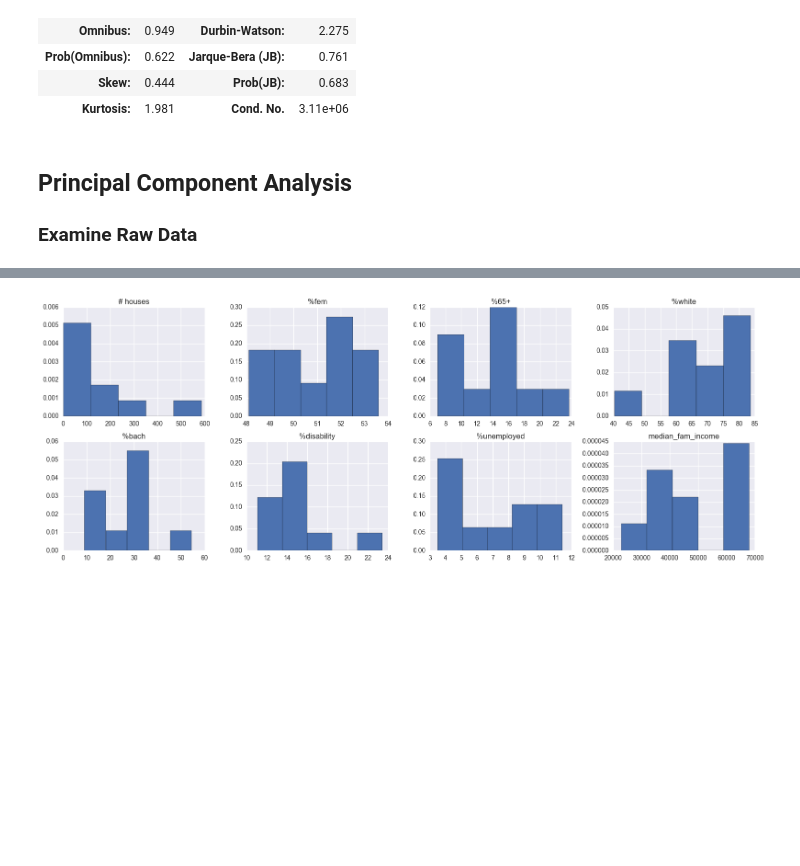
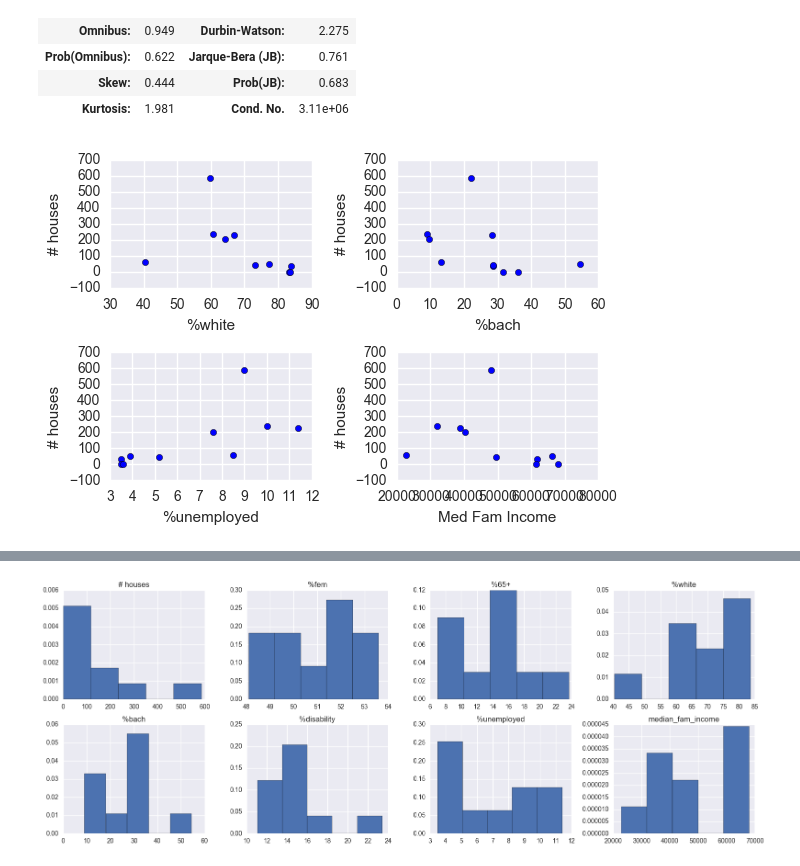
Before and after one commit to brickett/CBE40497, a Jupyter notebook: 1000Homes.ipynb, the cells around one changed output, grey strips where cells are left out. Drawn from its saved outputs; the diff is of its cells as text; code cells hidden in the pictures; blank space fills up the shorter version.

Commit message:
Scatterplots

```diff
--- a/1000Homes.ipynb
+++ b/1000Homes.ipynb
@@ -111,7 +111,27 @@ OLS Regression Results
 | Prob(Omnibus): | 0.622 | Jarque-Bera (JB): | 0.761 |
 | Skew: | 0.444 | Prob(JB): | 0.683 |
 | Kurtosis: | 1.981 | Cond. No. | 3.11e+06 |
-# %% [markdown]
-## Principal Component Analysis
-
-### Examine Raw Data
+# %%
+plt.subplot(2,2,1)
+plt.scatter(sbdataf['%white'].values,sbdataf['# houses'].values)
+plt.xlabel('%white')
+plt.ylabel('# houses')
+
+plt.subplot(2,2,2)
+plt.scatter(sbdataf['%bach'].values,sbdataf['# houses'].values)
+plt.xlabel('%bach')
+plt.ylabel('# houses')
+
+plt.subplot(2,2,3)
+plt.scatter(sbdataf['%unemployed'].values,sbdataf['# houses'].values)
+plt.xlabel('%unemployed')
+plt.ylabel('# houses')
+
+plt.subplot(2,2,4)
+plt.scatter(sbdataf['median_fam_income'].values,sbdataf['# houses'].values)
+plt.xlabel('Med Fam Income')
+plt.ylabel('# houses')
+
+plt.tight_layout()
+# %% [output]
+[figure, added]
```
Also changed, not shown: parts of 4 cells of this notebook.
